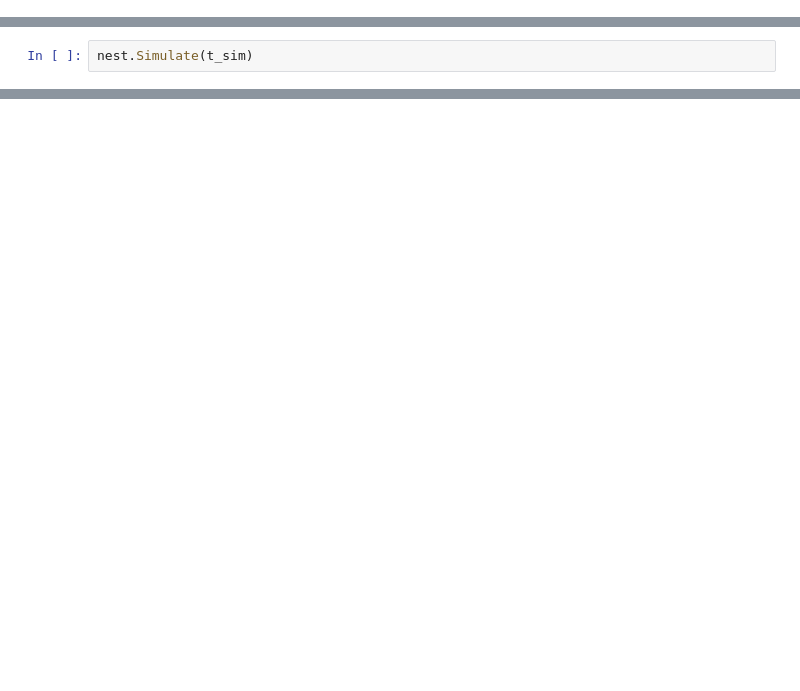
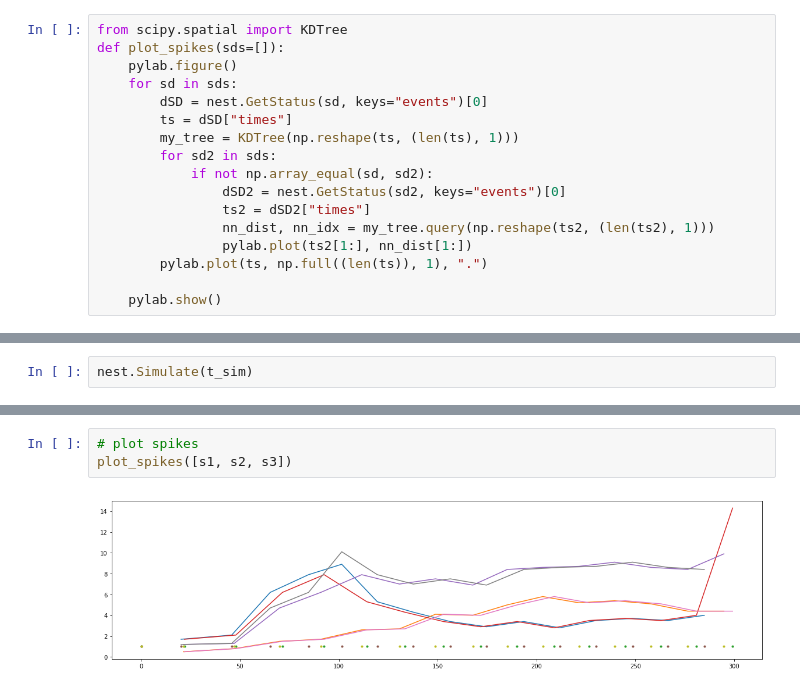
Before and after one commit to ndettmer/neuronal_synchrony_replication, a Jupyter notebook: nest.ipynb, the cells around one changed output, grey strips where cells are left out. Saved outputs shown, nothing was run; the diff lists cells and outputs as text; blank space fills up the shorter version.

Commit message:
spikes and spike distances

```diff
--- a/nest.ipynb
+++ b/nest.ipynb
@@ -117,3 +116,20 @@ def plot_V(pops = []):
     plt.title("Merged V_ms")
     plt.legend(["alhpa", "beta", "gamma"])
     plt.show()
+# %%
+from scipy.spatial import KDTree
+def plot_spikes(sds=[]):
+    pylab.figure()
+    for sd in sds:
+        dSD = nest.GetStatus(sd, keys="events")[0]
+        ts = dSD["times"]
+        my_tree = KDTree(np.reshape(ts, (len(ts), 1)))
+        for sd2 in sds:
+            if not np.array_equal(sd, sd2):
+                dSD2 = nest.GetStatus(sd2, keys="events")[0]
+                ts2 = dSD2["times"]
+                nn_dist, nn_idx = my_tree.query(np.reshape(ts2, (len(ts2), 1)))
+                pylab.plot(ts2[1:], nn_dist[1:])
+        pylab.plot(ts, np.full((len(ts)), 1), ".")
+
+    pylab.show()
@@ -165,0 +181,5 @@ plot_V([m1, m3])
+# %%
+# plot spikes
+plot_spikes([s1, s2, s3])
+# %% [output]
+[figure, added]
```
Also changed, not shown: parts of 9 cells of this notebook.
